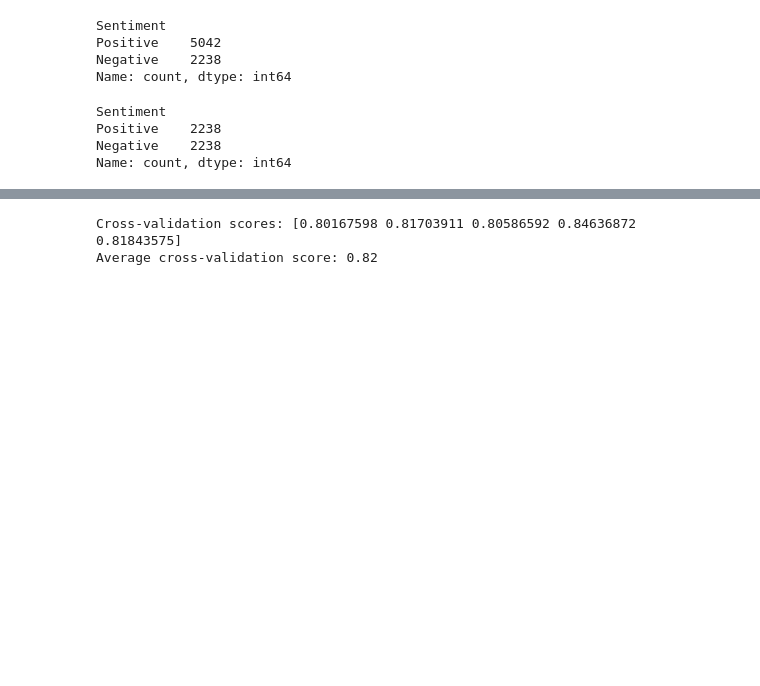
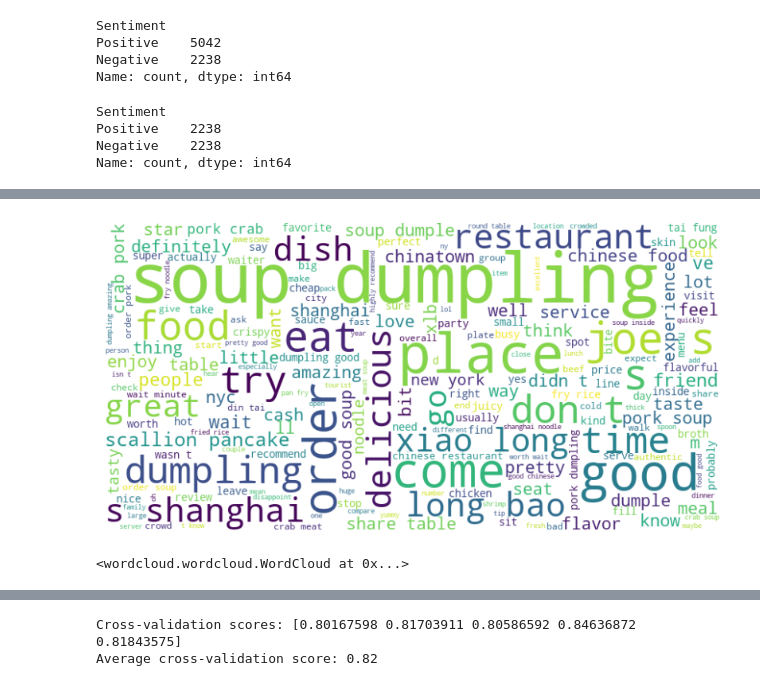
Before and after one commit to aman-acharya/Personal_Project, a Jupyter notebook: script2.ipynb, the cells around one changed output, grey strips where cells are left out. Drawn from its saved outputs; the diff is of its cells as text; code cells hidden in the pictures; blank space fills up the shorter version.

```diff
--- a/script2.ipynb
+++ b/script2.ipynb
@@ -133,0 +134,16 @@ data.head()
+# %%
+# create word cloud for positive reviews
+from wordcloud import WordCloud
+positive_reviews = data[data['Sentiment'] == 'Positive']
+positive_reviews = ' '.join(positive_reviews['Review'])
+# i dont like the color of the word cloud, lets change it
+wordcloud = WordCloud(width=800, height=400, background_color='white').generate(positive_reviews)
+plt.figure(figsize=(10, 8))
+plt.imshow(wordcloud, interpolation='bilinear')
+plt.axis('off')
+plt.show()
+# lets save the word cloud
+wordcloud.to_file('positive_reviews_wordcloud.png')
+# %% [output]
+[figure, added]
+<wordcloud.wordcloud.WordCloud at 0x...>
```
Also changed, not shown: parts of 3 cells of this notebook, 5 other files.
